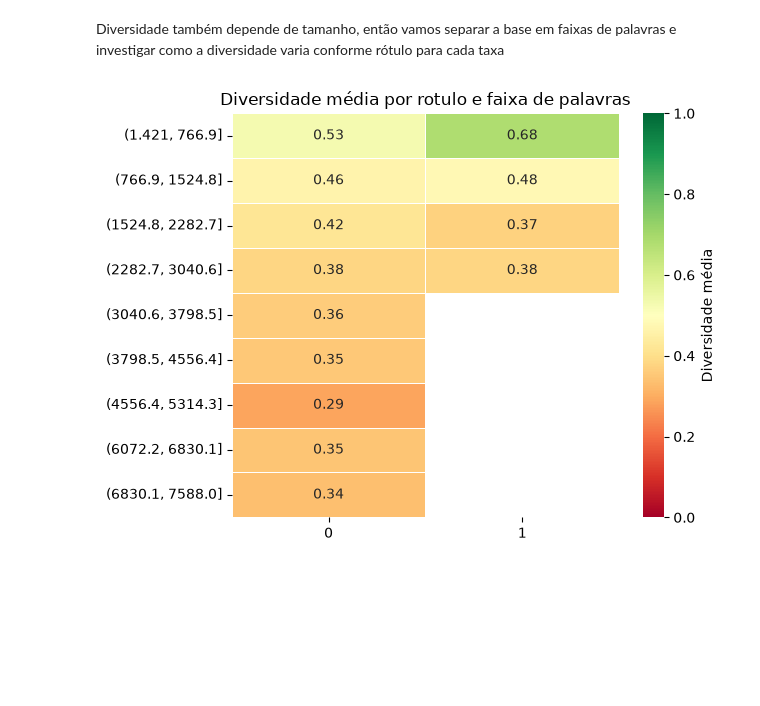
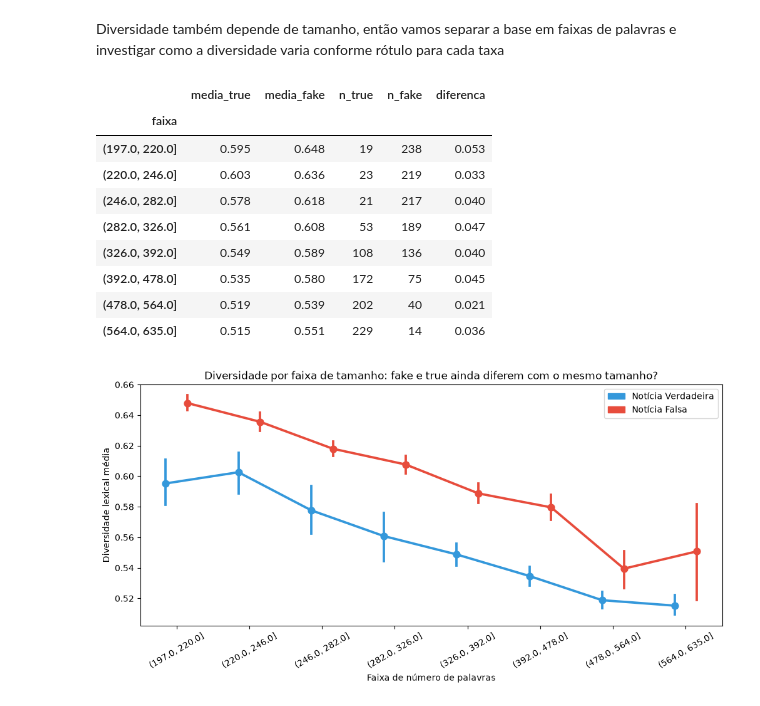
Before and after one commit to teto1034/fake-news-classifier, a Jupyter notebook: notebooks/02_analise_exploratoria_de_dados.ipynb, the cells around one changed output. Cells and saved outputs as stored; diff of their text form; code cells hidden in the pictures; blank space fills up the shorter version.

```diff
--- a/notebooks/02_analise_exploratoria_de_dados.ipynb
+++ b/notebooks/02_analise_exploratoria_de_dados.ipynb
@@ -200,17 +199,37 @@ plt.show()
 # %% [markdown]
 Diversidade também depende de tamanho, então vamos separar a base em faixas de palavras e investigar como a diversidade varia conforme rótulo para cada taxa
 # %%
-df["faixa_palavras"] = pd.cut(df["n_palavras"], bins=10)
+# intervalo de tamanho onde existem textos das duas classes
+lim_inf = df.groupby("rotulo")["n_palavras"].quantile(0.01).max()
+lim_sup = df.groupby("rotulo")["n_palavras"].quantile(0.99).min()
 
-matriz = df.pivot_table(index="faixa_palavras", columns="rotulo",
-               values="diversidade", aggfunc="mean", observed=True)
+comum = df[df["n_palavras"].between(lim_inf, lim_sup)].copy()
+comum["faixa"] = pd.qcut(comum["n_palavras"], q=8, precision=0)
 
-sns.heatmap(matriz, annot=True, fmt=".2f", cmap="RdYlGn", vmin=0, vmax=1,
-            cbar_kws={"label": "Diversidade média"}, linewidths=0.5)
-plt.title("Diversidade média por rotulo e faixa de palavras")
-plt.xlabel("")
-plt.ylabel("")
-plt.tight_layout()
+tabela = comum.pivot_table(index="faixa", columns="rotulo", values="diversidade",
+                           aggfunc=["mean", "count"], observed=True)
+tabela.columns = ["media_true", "media_fake", "n_true", "n_fake"]  # 0 = verdadeira, 1 = falsa
+tabela["diferenca"] = tabela["media_fake"] - tabela["media_true"]
+display(tabela.round(3))
+
+fig, ax = plt.subplots(figsize=(12, 5))
+sns.pointplot(data=comum, x="faixa", y="diversidade", hue="rotulo",
+              palette=palette, errorbar=("ci", 95), dodge=0.3, ax=ax)
+ax.legend(handles=custom_handles, frameon=True)
+ax.set_xlabel("Faixa de número de palavras")
+ax.set_ylabel("Diversidade lexical média")
+ax.set_title("Diversidade por faixa de tamanho: fake e true ainda diferem com o mesmo tamanho?")
+plt.xticks(rotation=30)
 plt.show()
 # %% [output]
+|  | media_true | media_fake | n_true | n_fake | diferenca |
+| faixa |  |  |  |  |  |
+| (197.0, 220.0] | 0.595 | 0.648 | 19 | 238 | 0.053 |
+| (220.0, 246.0] | 0.603 | 0.636 | 23 | 219 | 0.033 |
+| (246.0, 282.0] | 0.578 | 0.618 | 21 | 217 | 0.040 |
+| (282.0, 326.0] | 0.561 | 0.608 | 53 | 189 | 0.047 |
+| (326.0, 392.0] | 0.549 | 0.589 | 108 | 136 | 0.040 |
+| (392.0, 478.0] | 0.535 | 0.580 | 172 | 75 | 0.045 |
+| (478.0, 564.0] | 0.519 | 0.539 | 202 | 40 | 0.021 |
+| (564.0, 635.0] | 0.515 | 0.551 | 229 | 14 | 0.036 |
-[figure, old version]
+[figure, new version]
```
Also changed, not shown: parts of 3 cells of this notebook.
